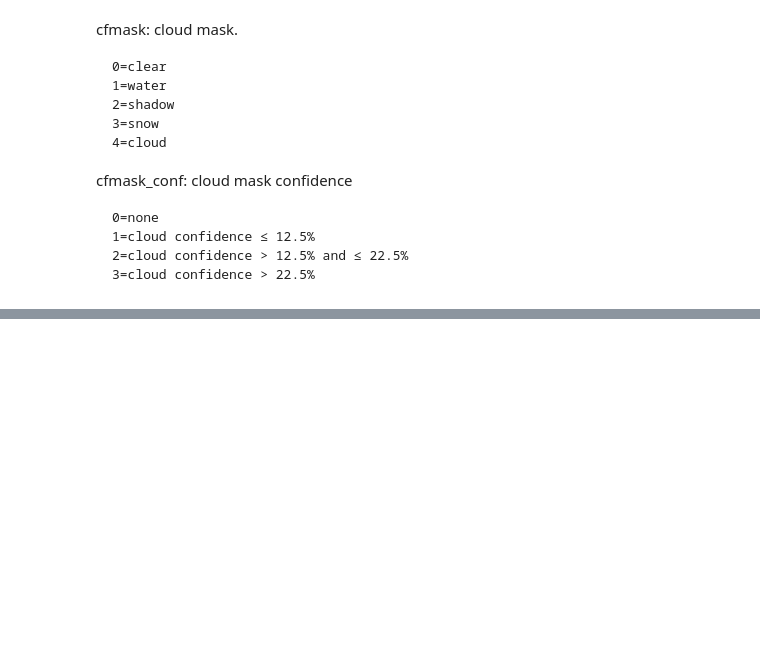
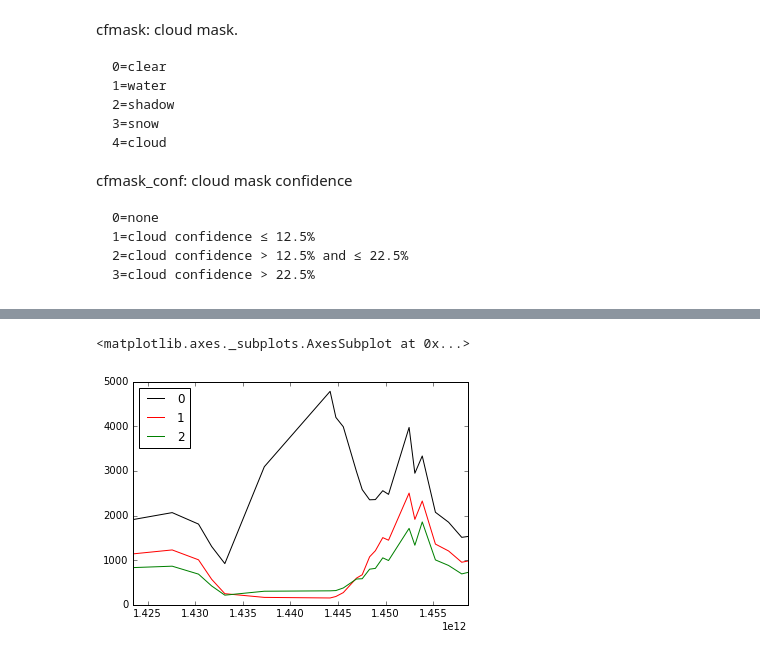
Before and after one commit to HKCaesar/EarthEngineDataProcessing, a Jupyter notebook: read_geotiff.ipynb, the cells around one changed output, grey strips where cells are left out. Drawn from its saved outputs; the diff is of its cells as text; code cells hidden in the pictures; blank space fills up the shorter version.

```diff
--- a/read_geotiff.ipynb
+++ b/read_geotiff.ipynb
@@ -148,0 +190,5 @@ selectClear(df, 1)
+# %%
+clear.plot(color=['k', 'r', 'g'])
+# %% [output]
+<matplotlib.axes._subplots.AxesSubplot at 0x...>
+[figure, added]
```
Also changed, not shown: parts of 18 cells of this notebook.
